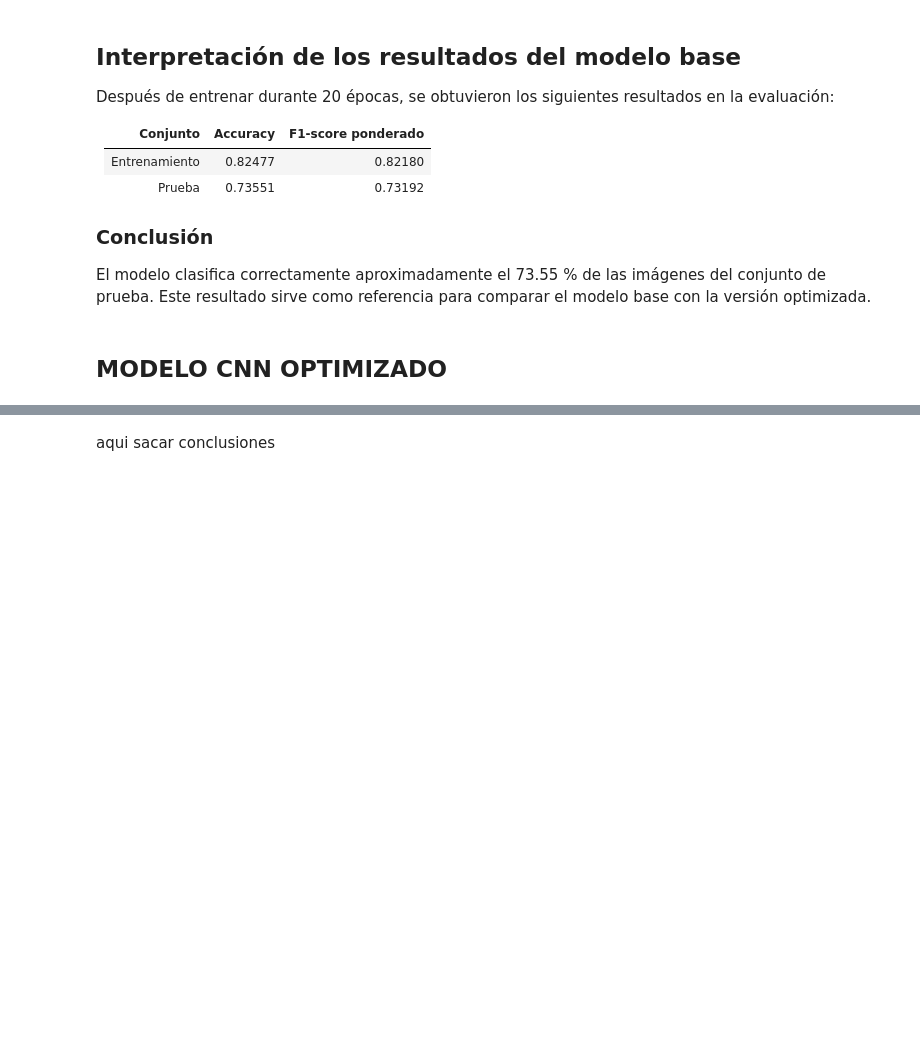
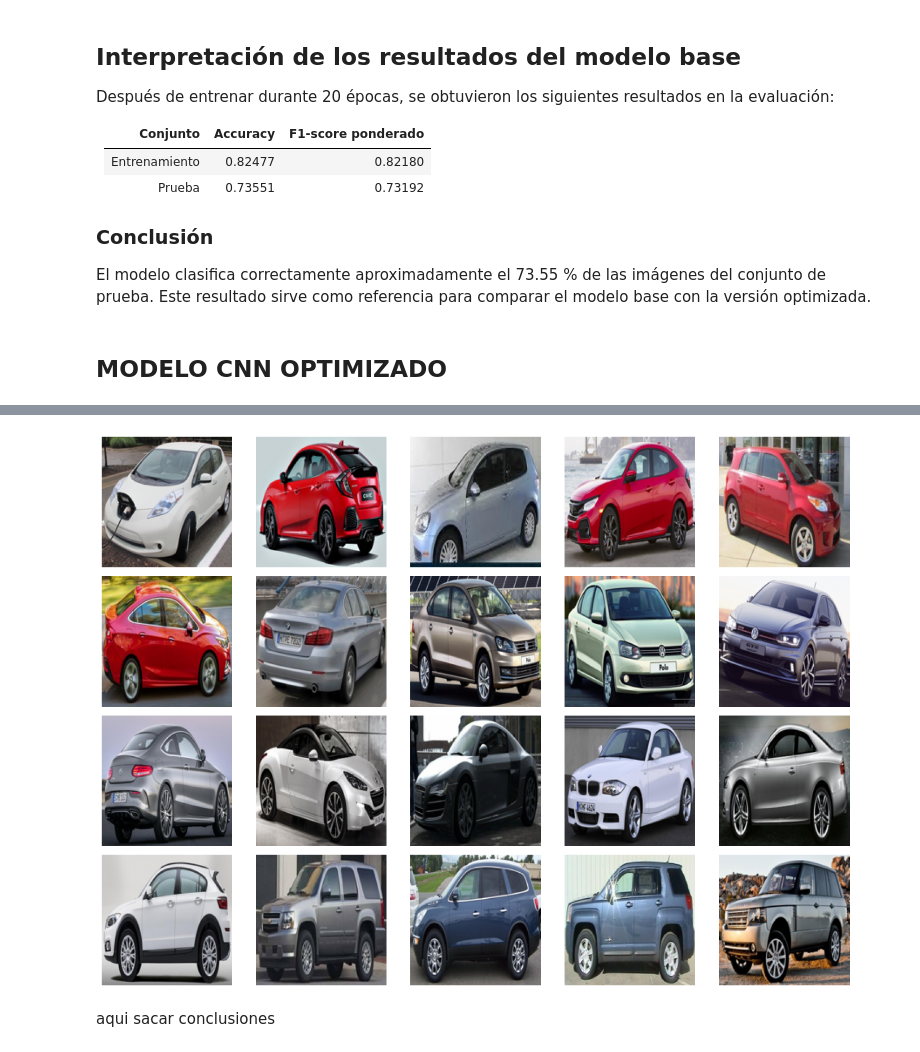
Before and after one commit to LReyes0307/Trabajo-IA, a Jupyter notebook: Cars Classifier_v3.ipynb, the cells around one changed output, grey strips where cells are left out. Saved outputs shown, nothing was run; the diff lists cells and outputs as text; code cells hidden in the pictures; blank space fills up the shorter version.

```diff
--- a/Cars Classifier_v3.ipynb
+++ b/Cars Classifier_v3.ipynb
@@ -437,3 +532,27 @@ F1-score: 0.6990369067664304
+# %%
+import matplotlib.pyplot as plt
+import numpy as np
+
+clases_revisar = ['Hatchback', 'Sedan', 'Coupe', 'SUV']
+
+plt.figure(figsize=(14, 10))
+
+for fila, clase in enumerate(clases_revisar):
+    indices = np.where(Y == np.where(labelencoder.classes_ == clase)[0][0])[0]
+    muestra = np.random.choice(indices, 5, replace=False)
+
+    for columna, indice in enumerate(muestra):
+        plt.subplot(4, 5, fila * 5 + columna + 1)
+        plt.imshow(X[indice])
+        plt.axis('off')
+
+        if columna == 0:
+            plt.ylabel(clase, fontsize=11)
+
+plt.tight_layout()
+plt.show()
+# %% [output]
+[figure, added]
 # %% [markdown]
 aqui sacar conclusiones
 # %%
```
Also changed, not shown: parts of 12 cells of this notebook, 1 other file.
